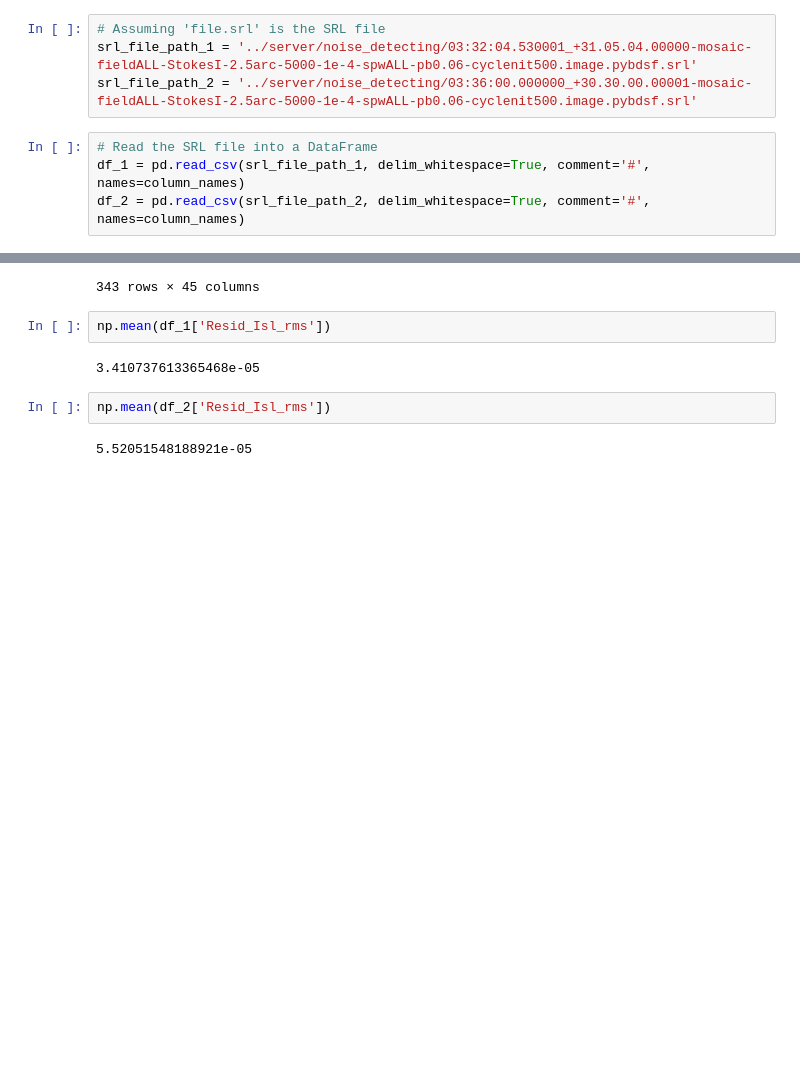
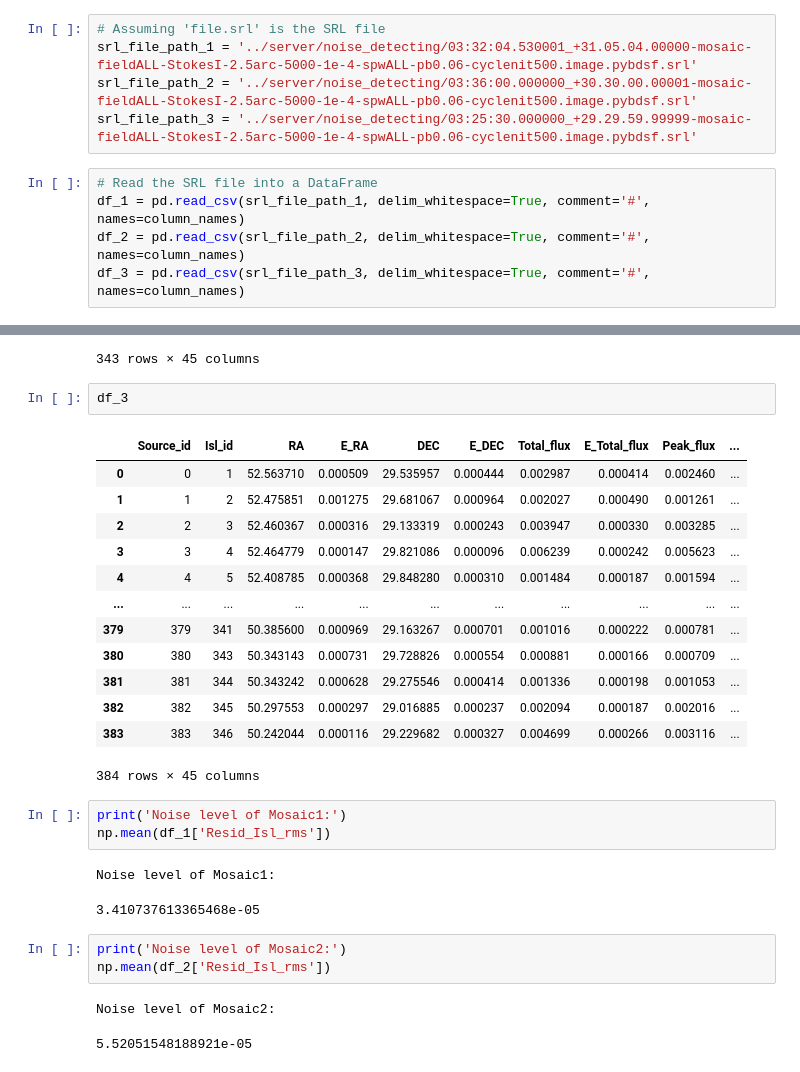
Before and after one commit to halehhajizadeh/VLA-Perseus, a Jupyter notebook: scripts/noise-extraction.ipynb, the cells around one changed output, grey strips where cells are left out. Saved outputs shown, nothing was run; the diff lists cells and outputs as text; blank space fills up the shorter version.

```diff
--- a/scripts/noise-extraction.ipynb
+++ b/scripts/noise-extraction.ipynb
@@ -17,10 +17,12 @@ column_names = [
 # Assuming 'file.srl' is the SRL file
 srl_file_path_1 = '../server/noise_detecting/03:32:04.530001_+31.05.04.00000-mosaic-fieldALL-StokesI-2.5arc-5000-1e-4-spwALL-pb0.06-cyclenit500.image.pybdsf.srl'
 srl_file_path_2 = '../server/noise_detecting/03:36:00.000000_+30.30.00.00001-mosaic-fieldALL-StokesI-2.5arc-5000-1e-4-spwALL-pb0.06-cyclenit500.image.pybdsf.srl'
+srl_file_path_3 = '../server/noise_detecting/03:25:30.000000_+29.29.59.99999-mosaic-fieldALL-StokesI-2.5arc-5000-1e-4-spwALL-pb0.06-cyclenit500.image.pybdsf.srl'
 # %%
 # Read the SRL file into a DataFrame
 df_1 = pd.read_csv(srl_file_path_1, delim_whitespace=True, comment='#', names=column_names)
 df_2 = pd.read_csv(srl_file_path_2, delim_whitespace=True, comment='#', names=column_names)
+df_3 = pd.read_csv(srl_file_path_3, delim_whitespace=True, comment='#', names=column_names)
 # %%
 df_1
 # %% [output]
@@ -53,11 +55,31 @@ df_2
 | 341 | 341 | 317 | 52.842908 | 0.001176 | 30.228746 | 0.000587 | 0.001476 | 0.000307 | 0.000966 | ... |
 | 342 | 342 | 318 | 52.827314 | 0.000049 | 30.791437 | 0.000081 | 0.010188 | 0.000342 | 0.008792 | ... |
 343 rows × 45 columns
+# %%
+df_3
+# %% [output]
+|  | Source_id | Isl_id | RA | E_RA | DEC | E_DEC | Total_flux | E_Total_flux | Peak_flux | ... |
+| 0 | 0 | 1 | 52.563710 | 0.000509 | 29.535957 | 0.000444 | 0.002987 | 0.000414 | 0.002460 | ... |
+| 1 | 1 | 2 | 52.475851 | 0.001275 | 29.681067 | 0.000964 | 0.002027 | 0.000490 | 0.001261 | ... |
+| 2 | 2 | 3 | 52.460367 | 0.000316 | 29.133319 | 0.000243 | 0.003947 | 0.000330 | 0.003285 | ... |
+| 3 | 3 | 4 | 52.464779 | 0.000147 | 29.821086 | 0.000096 | 0.006239 | 0.000242 | 0.005623 | ... |
+| 4 | 4 | 5 | 52.408785 | 0.000368 | 29.848280 | 0.000310 | 0.001484 | 0.000187 | 0.001594 | ... |
+| ... | ... | ... | ... | ... | ... | ... | ... | ... | ... | ... |
+| 379 | 379 | 341 | 50.385600 | 0.000969 | 29.163267 | 0.000701 | 0.001016 | 0.000222 | 0.000781 | ... |
+| 380 | 380 | 343 | 50.343143 | 0.000731 | 29.728826 | 0.000554 | 0.000881 | 0.000166 | 0.000709 | ... |
+| 381 | 381 | 344 | 50.343242 | 0.000628 | 29.275546 | 0.000414 | 0.001336 | 0.000198 | 0.001053 | ... |
+| 382 | 382 | 345 | 50.297553 | 0.000297 | 29.016885 | 0.000237 | 0.002094 | 0.000187 | 0.002016 | ... |
+| 383 | 383 | 346 | 50.242044 | 0.000116 | 29.229682 | 0.000327 | 0.004699 | 0.000266 | 0.003116 | ... |
+384 rows × 45 columns
 # %%
+print('Noise level of Mosaic1:')
 np.mean(df_1['Resid_Isl_rms'])
 # %% [output]
-3.410737613365468e-05
+Noise level of Mosaic1:
+3.410737613365468e-05
 # %%
+print('Noise level of Mosaic2:')
 np.mean(df_2['Resid_Isl_rms'])
 # %% [output]
-5.52051548188921e-05
+Noise level of Mosaic2:
+5.52051548188921e-05
```
Also changed, not shown: parts of 1 cell of this notebook, 2 other files.
